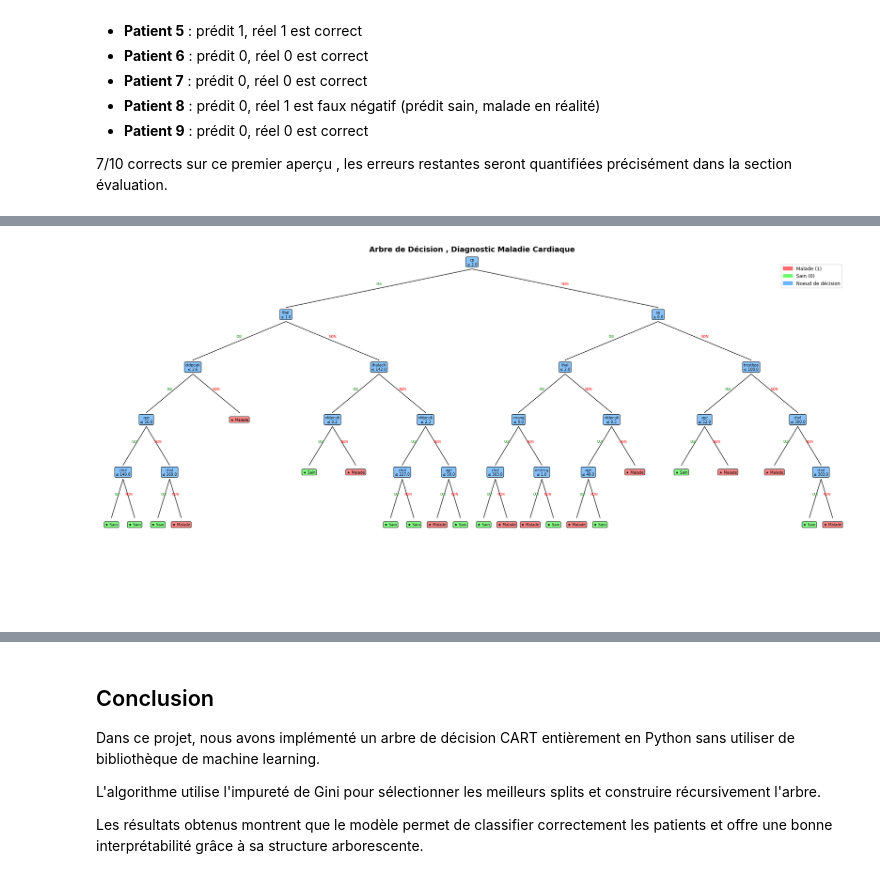
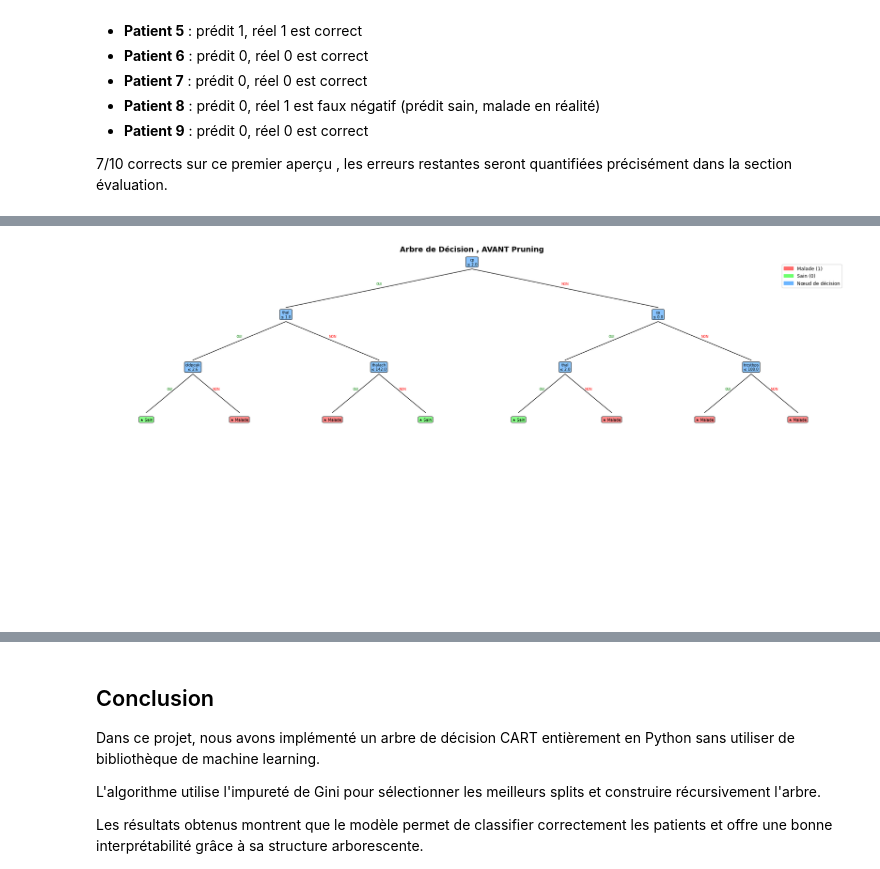
Before and after one commit to gssgsssss/Projet_Arbres_Decision_L3, a Jupyter notebook: Projet_Maths_Info_Arbres_Decision_.ipynb, the cells around one changed output, grey strips where cells are left out. Saved outputs shown, nothing was run; the diff lists cells and outputs as text; code cells hidden in the pictures.

```diff
--- a/Projet_Maths_Info_Arbres_Decision_.ipynb
+++ b/Projet_Maths_Info_Arbres_Decision_.ipynb
@@ -546,7 +631,7 @@ seuil. Pour cp, les valeurs uniques sont [0, 1, 2, 3], donc on teste
 4 seuils. En tout, CART a testé tous les seuils de toutes les features
 et c'est cp > 2.0 qui a produit la Gini la plus basse.
 # %%
-def build_tree(X, y, depth=0, max_depth=5, min_samples_split=2):
+def build_tree(X, y, depth=0, max_depth=3, min_samples_split=2):
     """
     Construit récursivement l'arbre de décision.
 
@@ -610,10 +695,3 @@ def build_tree(X, y, depth=0, max_depth=5, min_samples_split=2):
         'left'      : left_subtree,
         'right'     : right_subtree
     }
-
-
-# On construit l'arbre sur les données d'entraînement
-tree = build_tree(X_train, y_train, max_depth=5, min_samples_split=2)
-
-print("Arbre construit avec succès !")
-print(f"Premier split : feature {tree['feature']} ({df.columns[tree['feature']]}) ≤ {tree['threshold']}")
@@ -842,0 +949,6 @@ quantifiées précisément dans la section évaluation.
+# %%
+# On construit l'arbre sur les données d'entraînement
+tree = build_tree(X_train, y_train, max_depth=3, min_samples_split=2)
+
+print("Arbre construit avec succès !")
+print(f"Premier split : feature {tree['feature']} ({df.columns[tree['feature']]}) ≤ {tree['threshold']}")
@@ -1088,82 +1402,81 @@ import matplotlib.patches as mpatches
 # Noms des features pour l'affichage
 feature_names = list(df.columns[:-1])
 
-def get_tree_depth(tree):
-    """Calcule la profondeur totale de l'arbre."""
-    if tree['leaf']:
-        return 0
-    return 1 + max(get_tree_depth(tree['left']), get_tree_depth(tree['right']))
-
 def plot_tree(tree, ax, x=0.5, y=1.0, dx=0.25, dy=0.15, depth=0):
     """
     Dessine récursivement l'arbre de décision.
 
     ax    : axes matplotlib
-    x, y  : position du noeud courant
-    dx    : écartement horizontal entre les noeuds
+    x, y  : position du nœud courant
+    dx    : écartement horizontal entre les nœuds
     dy    : écartement vertical entre les niveaux
     depth : profondeur actuelle
     """
 
     if tree['leaf']:
-        # Feuille , on affiche la prédiction
-        label    = "Malade" if tree['prediction'] == 1 else "Sain"
-        couleur  = '#ff6b6b' if tree['prediction'] == 1 else '#6bff6b'
+        label   = "Malade" if tree['prediction'] == 1 else "Sain"
+        couleur = '#ff6b6b' if tree['prediction'] == 1 else '#6bff6b'
         ax.text(x, y, f"★ {label}",
                 ha='center', va='center',
                 bbox=dict(boxstyle='round', facecolor=couleur, alpha=0.8),
                 fontsize=7)
     else:
-        # Noeud interne , on affiche la condition de split
         feature_name = feature_names[tree['feature']]
         label        = f"{feature_name}\n≤ {tree['threshold']}"
         ax.text(x, y, label,
                 ha='center', va='center',
                 bbox=dict(boxstyle='round', facecolor='#6bb5ff', alpha=0.8),
                 fontsize=7)
 
-        # Position des noeuds fils
         x_left  = x - dx
         x_right = x + dx
         y_child = y - dy
 
-        # On dessine les branches
         ax.plot([x, x_left],  [y - 0.02, y_child + 0.02], 'k-', lw=1)
         ax.plot([x, x_right], [y - 0.02, y_child + 0.02], 'k-', lw=1)
 
-        # Étiquettes OUI/NON sur les branches
         ax.text((x + x_left)  / 2, y - dy/2 + 0.01, 'OUI',
                 ha='center', fontsize=6, color='green')
         ax.text((x + x_right) / 2, y - dy/2 + 0.01, 'NON',
                 ha='center', fontsize=6, color='red')
 
-        # Récursion sur les fils
         plot_tree(tree['left'],  ax, x_left,  y_child, dx/2, dy, depth+1)
         plot_tree(tree['right'], ax, x_right, y_child, dx/2, dy, depth+1)
 
 
-# --- AFFICHAGE ---
-
-fig, ax = plt.subplots(figsize=(20, 10))
-ax.set_xlim(0, 1)
-ax.set_ylim(0, 1)
-ax.axis('off')
-ax.set_title('Arbre de Décision , Diagnostic Maladie Cardiaque',
-             fontsize=14, fontweight='bold', pad=20)
-
-# Légende
+# Légende commune
 patch_malade = mpatches.Patch(color='#ff6b6b', label='Malade (1)')
 patch_sain   = mpatches.Patch(color='#6bff6b', label='Sain (0)')
-patch_noeud  = mpatches.Patch(color='#6bb5ff', label='Noeud de décision')
-ax.legend(handles=[patch_malade, patch_sain, patch_noeud],
-          loc='upper right', fontsize=9)
+patch_noeud  = mpatches.Patch(color='#6bb5ff', label='Nœud de décision')
 
-plot_tree(tree, ax)
+# --- FIGURE 1 : ARBRE AVANT PRUNING ---
+fig1, ax1 = plt.subplots(figsize=(20, 10))
+ax1.set_xlim(0, 1)
+ax1.set_ylim(0, 1)
+ax1.axis('off')
+ax1.set_title('Arbre de Décision , AVANT Pruning',
+              fontsize=14, fontweight='bold', pad=20)
+ax1.legend(handles=[patch_malade, patch_sain, patch_noeud],
+           loc='upper right', fontsize=9)
+plot_tree(tree, ax1)
+plt.tight_layout()
+plt.savefig('arbre_avant_pruning.png', dpi=150, bbox_inches='tight')
+plt.show()
+print("Visualisation sauvegardée : arbre_avant_pruning.png")
 
+# --- FIGURE 2 : ARBRE APRÈS PRUNING ---
+fig2, ax2 = plt.subplots(figsize=(20, 10))
+ax2.set_xlim(0, 1)
+ax2.set_ylim(0, 1)
+ax2.axis('off')
+ax2.set_title('Arbre de Décision , APRÈS Pruning',
+              fontsize=14, fontweight='bold', pad=20)
+ax2.legend(handles=[patch_malade, patch_sain, patch_noeud],
+           loc='upper right', fontsize=9)
+plot_tree(tree_pruned, ax2)
 plt.tight_layout()
-plt.savefig('arbre_decision.png', dpi=150, bbox_inches='tight')
+plt.savefig('arbre_apres_pruning.png', dpi=150, bbox_inches='tight')
 plt.show()
-
-print("Visualisation sauvegardée : arbre_decision.png")
+print("Visualisation sauvegardée : arbre_apres_pruning.png")
 # %% [output]
-[figure, old version]
+[figure, new version]
```
Also changed, not shown: parts of 17 cells of this notebook.
